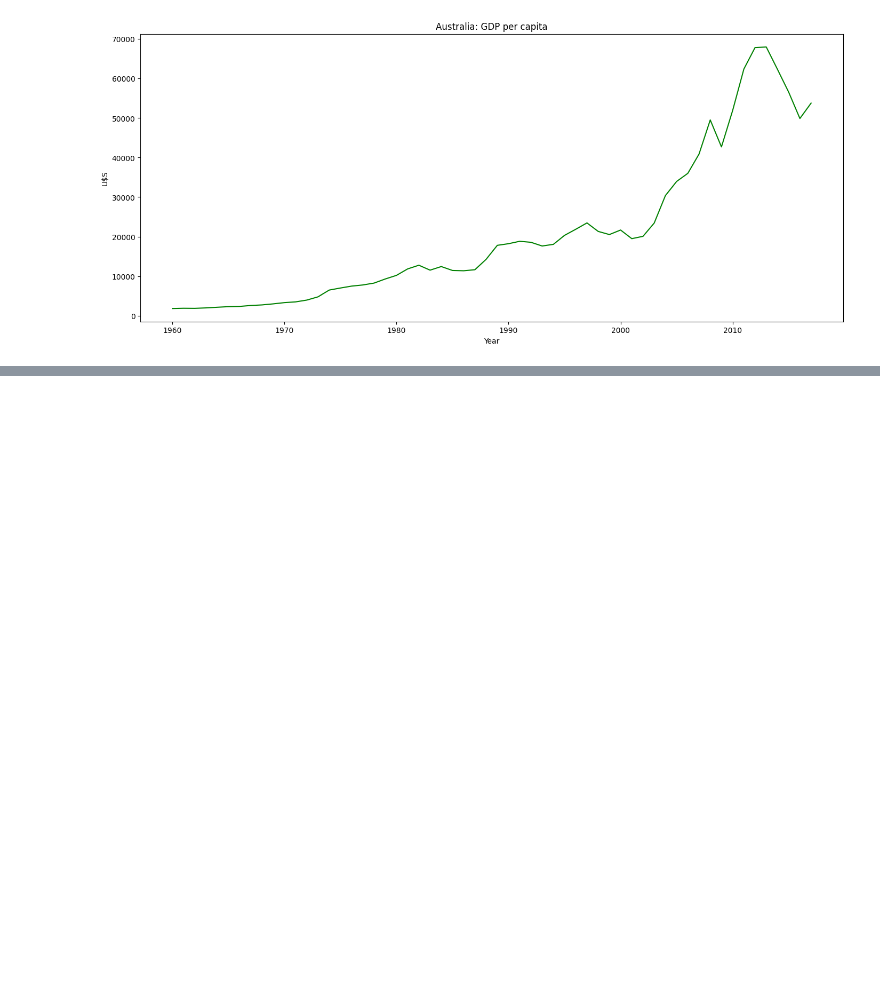
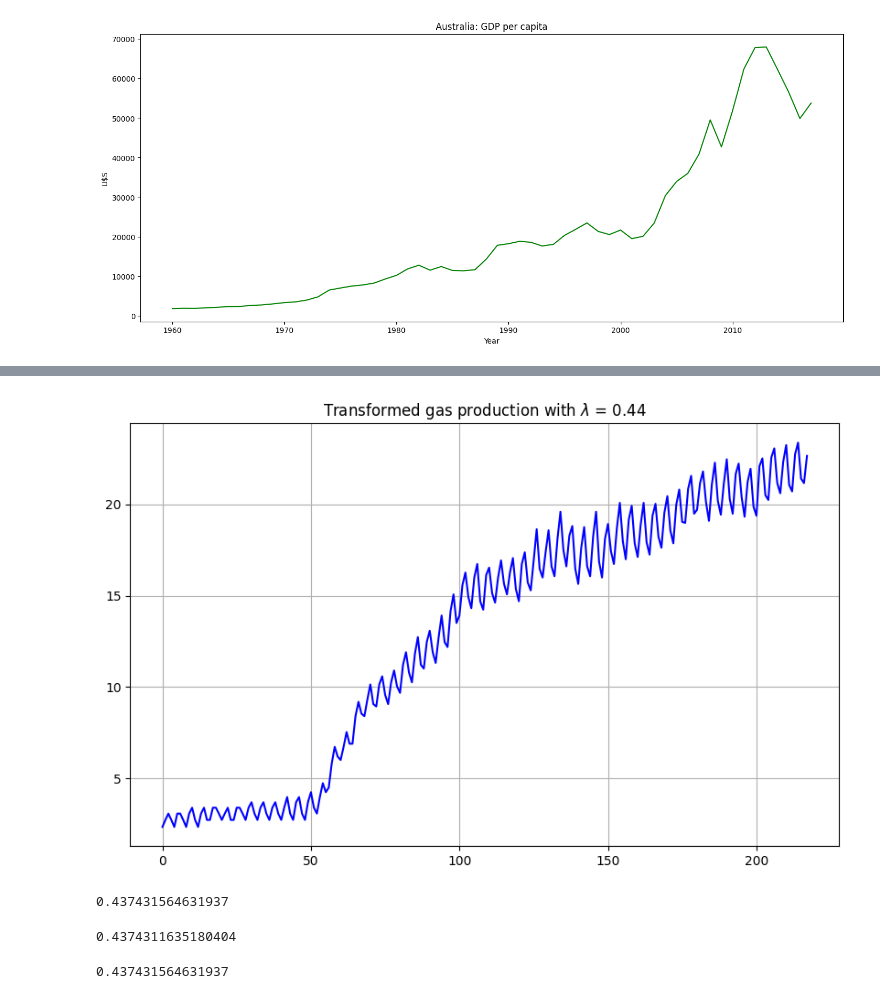
Before and after one commit to DavidGuzzi/TSA, a Jupyter notebook: Forecasting Principles and Practice 3rd/2/3.ipynb, the cells around one changed output, grey strips where cells are left out. Cells and saved outputs as stored; diff of their text form; code cells hidden in the pictures; blank space fills up the shorter version.

```diff
--- a/Forecasting Principles and Practice 3rd/2/3.ipynb
+++ b/Forecasting Principles and Practice 3rd/2/3.ipynb
@@ -32,0 +45,80 @@ plt.show()
+# %%
+aus_production = pd.read_csv(r"C:\Users\HP\OneDrive\Escritorio\David Guzzi\Github\TSA\Forecasting Principles and Practice 3rd\2\aus_production.csv")
+# %%
+import pandas as pd
+import numpy as np
+import matplotlib.pyplot as plt
+from scipy import stats
+
+# Supongamos que 'aus_production' es un DataFrame de pandas que contiene la columna 'Gas'
+
+# Función de guerrero (puedes definir tu propia implementación si es necesario)
+def guerrero(series):
+    # Usamos stats.boxcox para calcular lambda óptimo
+    _, lambda_opt = stats.boxcox(series)
+    return lambda_opt
+
+# Aplicamos la función guerrero para obtener el lambda de Box-Cox
+lambda_guerrero = guerrero(aus_production['Gas'])
+
+# Aplicamos la transformación Box-Cox a la columna 'Gas'
+gas_transformed = stats.boxcox(aus_production['Gas'], lmbda=lambda_guerrero)
+
+# Generamos el gráfico con Matplotlib
+plt.figure(figsize=(10, 6))
+plt.plot(aus_production.index, gas_transformed, label='Gas Transformed', color='blue')
+
+# Configuramos los labels y el título con soporte nativo para LaTeX
+plt.title(f"Transformed gas production with $\\lambda$ = {round(lambda_guerrero, 2)}")
+plt.ylabel('')
+plt.xlabel('')
+
+# Mostramos el gráfico
+plt.grid(True)
+plt.show()
+# %% [output]
+[figure, added]
+# %%
+def guerrero(series):
+    # Usamos stats.boxcox para calcular lambda óptimo
+    _, lambda_opt = stats.boxcox(series)
+    return lambda_opt
+
+# Aplicamos la función guerrero para obtener el lambda de Box-Cox
+lambda_guerrero = guerrero(aus_production['Gas'])
+# %% [output]
+0.437431564631937
+# %%
+from scipy import stats, optimize
+
+# Función para calcular el lambda óptimo mediante maximización de la log-verosimilitud
+def guerrero(series):
+    # Función para minimizar (log-verosimilitud negativa de Box-Cox)
+    def neg_log_likelihood(lmbda):
+        return -stats.boxcox_llf(lmbda, series)
+
+    # Utilizamos el optimizador para encontrar el valor óptimo de lambda
+    result = optimize.minimize_scalar(neg_log_likelihood, bounds=(-5, 5), method='bounded')
+
+    # Devolvemos el valor óptimo de lambda
+    return result.x
+
+# Aplicamos la función guerrero para obtener el lambda de Box-Cox
+lambda_guerrero = guerrero(aus_production['Gas'])
+lambda_guerrero
+# %% [output]
+0.4374311635180404
+# %%
+from sklearn.preprocessing import PowerTransformer
+
+def guerrero(series):
+    # Usamos PowerTransformer con el método de Box-Cox
+    pt = PowerTransformer(method='box-cox', standardize=False)
+    pt.fit(series.values.reshape(-1, 1))
+    return pt.lambdas_[0]
+
+# Obtener el lambda óptimo para la transformación Box-Cox
+lambda_guerrero = guerrero(aus_production['Gas'])
+lambda_guerrero
+# %% [output]
+0.437431564631937
```
Also changed, not shown: parts of 1 cell of this notebook, 1 other file.
